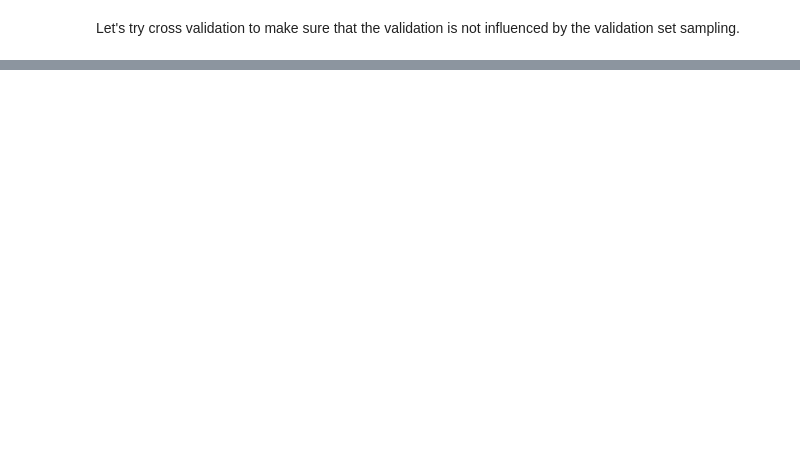
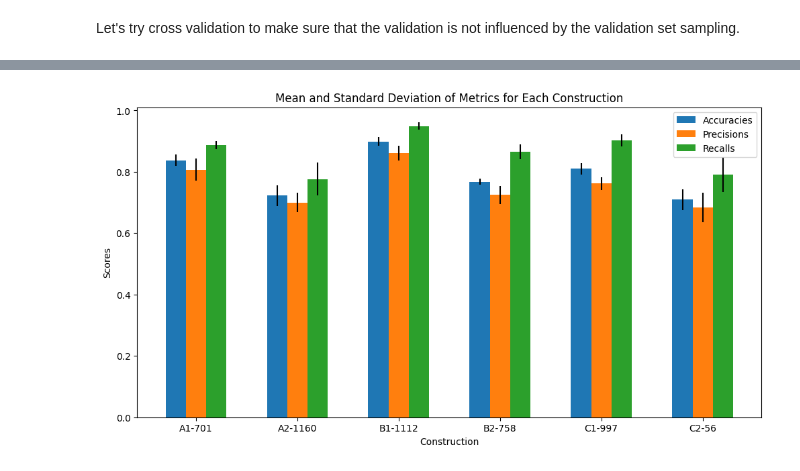
Before and after one commit to dominikglandorf/LLM-grammar, a Jupyter notebook: exp/007_sentence_embeddings.ipynb, the cells around one changed output, grey strips where cells are left out. Saved outputs shown, nothing was run; the diff lists cells and outputs as text; code cells hidden in the pictures; blank space fills up the shorter version.

```diff
--- a/exp/007_sentence_embeddings.ipynb
+++ b/exp/007_sentence_embeddings.ipynb
@@ -368,0 +337,24 @@ Early stopping at epoch 37
+# %%
+def calculate_mean_std(values):
+    return np.mean(values), np.std(values)
+
+for metric in ['Accuracies', 'Precisions', 'Recalls']:
+    results_df[[f'{metric} Mean', f'{metric} Std']] = results_df[metric].apply(calculate_mean_std).apply(pd.Series)
+
+fig, ax = plt.subplots(figsize=(12, 6))
+width = 0.2
+x = np.arange(len(results_df))
+
+center_offset = width * (len(['Accuracies', 'Precisions', 'Recalls']) - 1) / 2
+for i, metric in enumerate(['Accuracies', 'Precisions', 'Recalls']):
+    ax.bar(x + i*width - center_offset, results_df[f'{metric} Mean'], width, yerr=results_df[f'{metric} Std'], label=metric)
+
+ax.set_xlabel('Construction')
+ax.set_ylabel('Scores')
+ax.set_title('Mean and Standard Deviation of Metrics for Each Construction')
+ax.set_xticks(x)
+ax.set_xticklabels(results_df['Construction'])
+ax.legend()
+plt.show()
+# %% [output]
+[figure, added]
```
Also changed, not shown: parts of 10 cells of this notebook, 1 other file.
